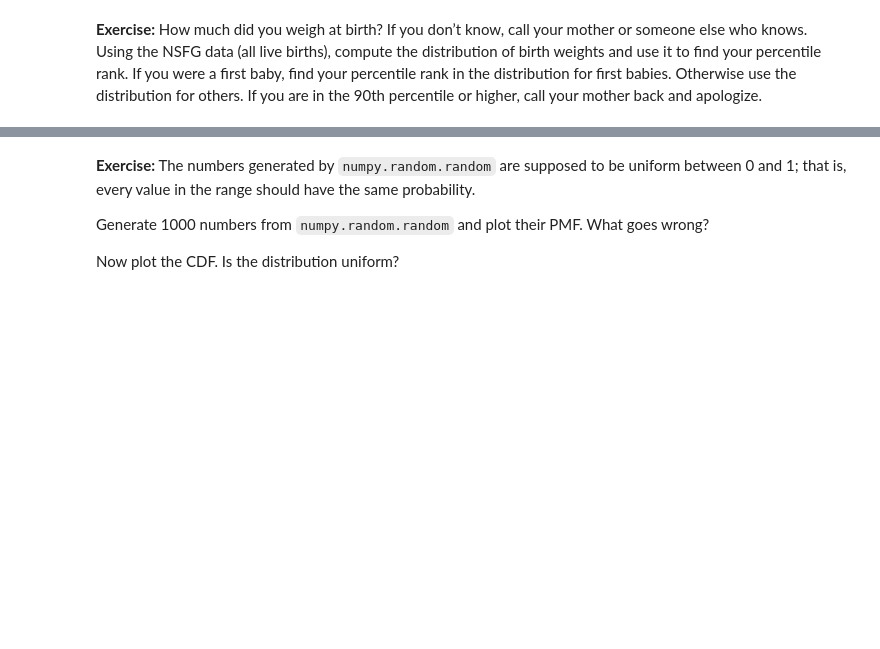
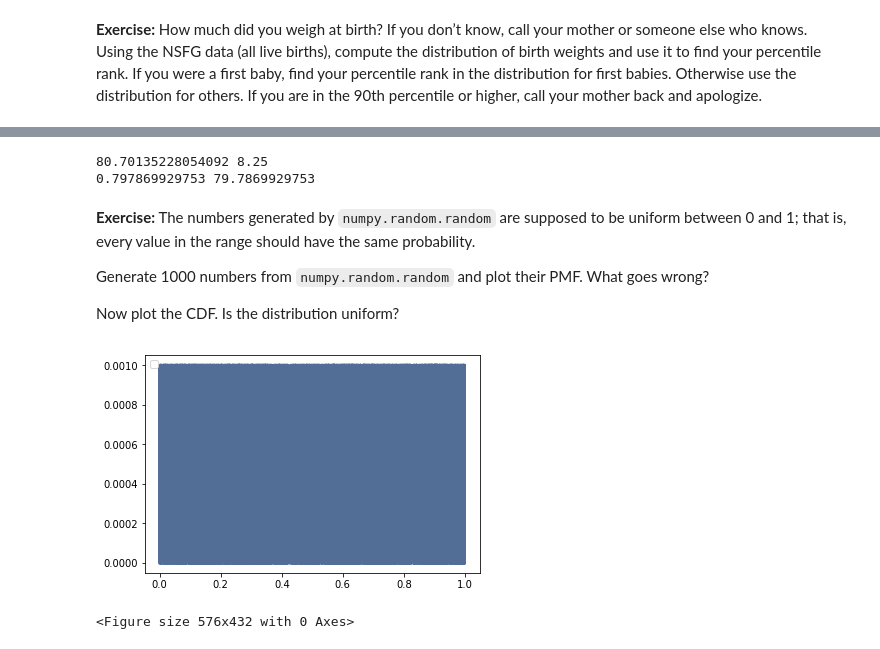
Before and after one commit to ijmiller2/ThinkStats2, a Jupyter notebook: code/chap04ex.ipynb, the cells around one changed output, grey strips where cells are left out. Cells and saved outputs as stored; diff of their text form; code cells hidden in the pictures; blank space fills up the shorter version.

```diff
--- a/code/chap04ex.ipynb
+++ b/code/chap04ex.ipynb
@@ -233,3 +247,20 @@ This confirms that the random sample has the same distribution as the original d
+# %%
+#Since I was a first baby
+birth_weight_cdf = thinkstats2.Cdf(firsts.totalwgt_lb)
+
+percentile_rank = birth_weight_cdf.PercentileRank(my_birth_weight)
+percentile = birth_weight_cdf.Percentile(percentile_rank)
+
+print (percentile_rank,percentile)
+
+#Just for fun, can use the raw PercentileRank function
+
+percentile_rank = PercentileRank(firsts.totalwgt_lb, my_birth_weight)
+Cdf = EvalCdf(firsts.totalwgt_lb, my_birth_weight)
+print(Cdf,percentile_rank)
+# %% [output]
+80.70135228054092 8.25
+0.797869929753 79.7869929753
 # %% [markdown]
 **Exercise:** The numbers generated by `numpy.random.random` are supposed to be uniform between 0 and 1; that is, every value in the range should have the same probability.
 
@@ -244,0 +270,11 @@ Now plot the CDF. Is the distribution uniform?
+# %%
+import numpy as np
+
+random_numbers = np.random.random(1000)
+
+pmf = thinkstats2.Pmf(random_numbers)
+thinkplot.Pmfs([pmf])
+thinkplot.Show()
+# %% [output]
+[figure, added]
+<Figure size 576x432 with 0 Axes>
```
Also changed, not shown: parts of 18 cells of this notebook.
